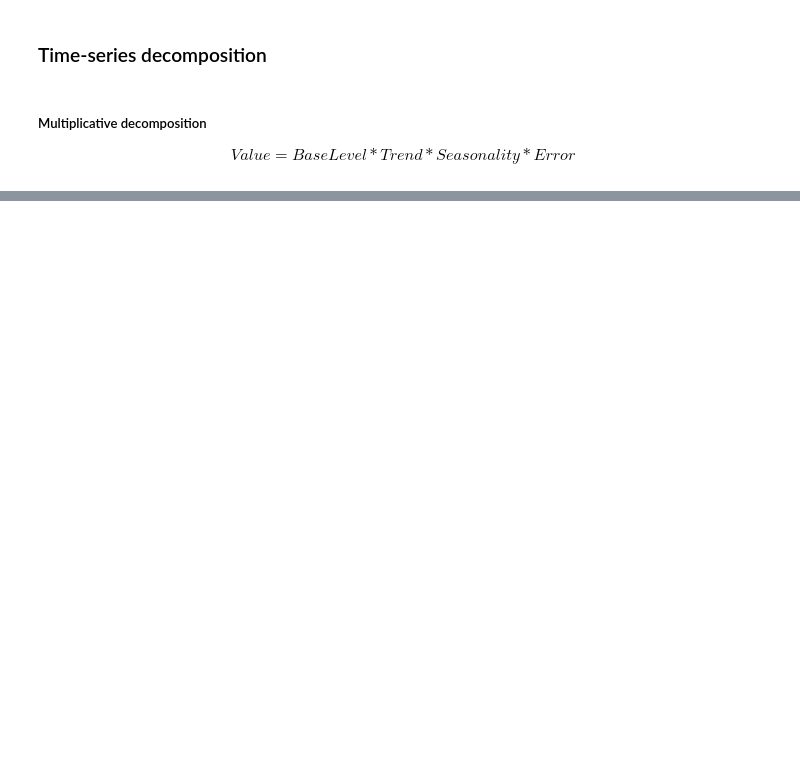
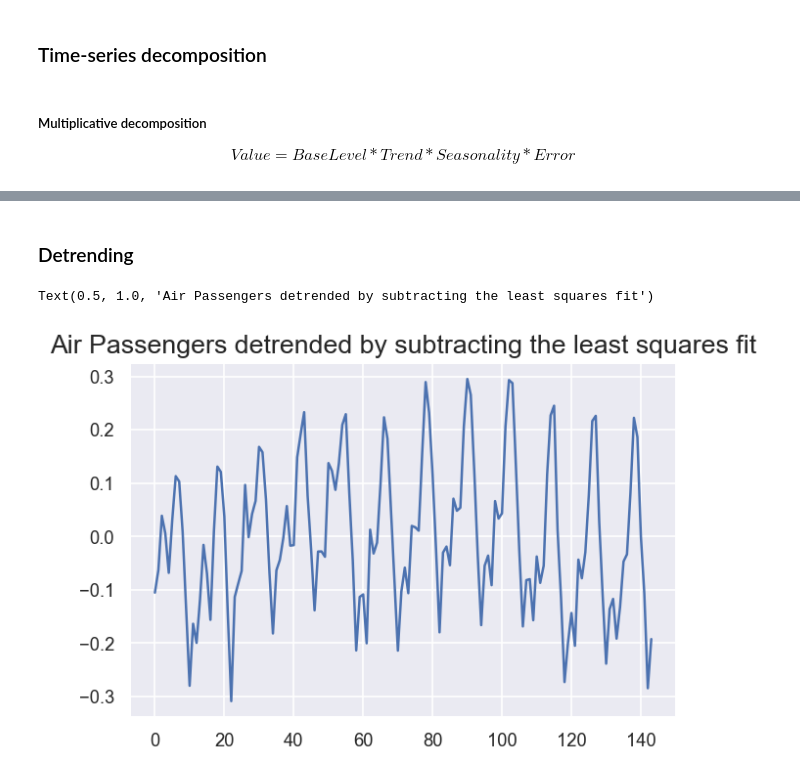
Before and after one commit to manuelmaior29/ds-playground, a Jupyter notebook: data-analysis/air-passengers/analysis.ipynb, the cells around one changed output, grey strips where cells are left out. Saved outputs shown, nothing was run; the diff lists cells and outputs as text; code cells hidden in the pictures; blank space fills up the shorter version.

```diff
--- a/data-analysis/air-passengers/analysis.ipynb
+++ b/data-analysis/air-passengers/analysis.ipynb
@@ -58,0 +118,10 @@ plt.tight_layout(rect=[0, 0.03, 1, 0.95])
+# %% [markdown]
+### Detrending
+# %%
+from scipy import signal
+detrended = signal.detrend(df['Number of Passengers'].values)
+plt.plot(detrended)
+plt.title('Air Passengers detrended by subtracting the least squares fit', fontsize=16)
+# %% [output]
+Text(0.5, 1.0, 'Air Passengers detrended by subtracting the least squares fit')
+[figure, added]
```
Also changed, not shown: parts of 19 cells of this notebook.
